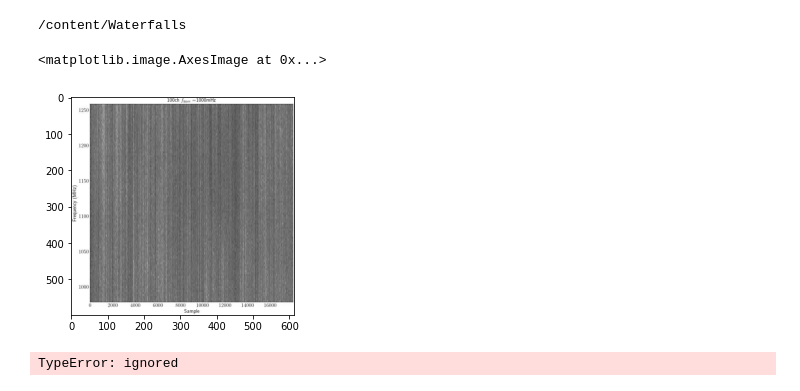
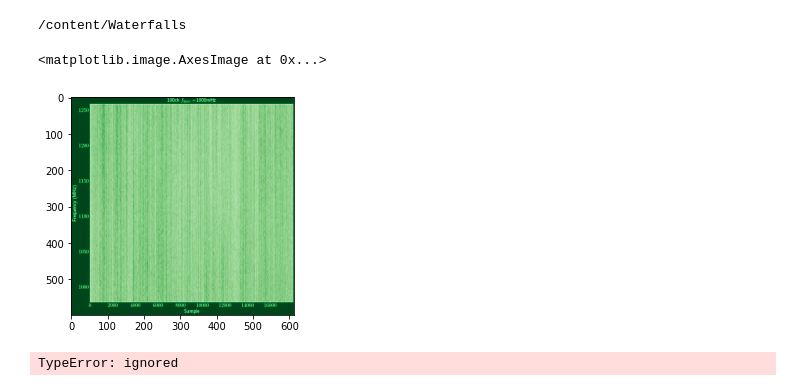
Before and after one commit to barauna-lo/FastRadioBurst_Lab, a Jupyter notebook: CHIME_FRB_Waterfall_Plot.ipynb, the cells around one changed output. Drawn from its saved outputs; the diff is of its cells as text; code cells hidden in the pictures.

```diff
--- a/CHIME_FRB_Waterfall_Plot.ipynb
+++ b/CHIME_FRB_Waterfall_Plot.ipynb
@@ -509,12 +508,12 @@ cd Waterfalls/
 # %%
 import cv2
 
 # reads image 'opencv-logo.png' as grayscale
 img = cv2.imread('100channels_fknee1000mHz.jpeg', 0)
-plt.imshow(img, cmap='gray')
+plt.imshow(img, cmap='Greens')
 # %% [output]
 <matplotlib.image.AxesImage at 0x...>
-[figure, old version]
+[figure, new version]
 # %%
 plt.imshow('100channels_fknee1000mHz.jpeg')
 # %% [output]
```
Also changed, not shown: parts of 4 cells of this notebook.
